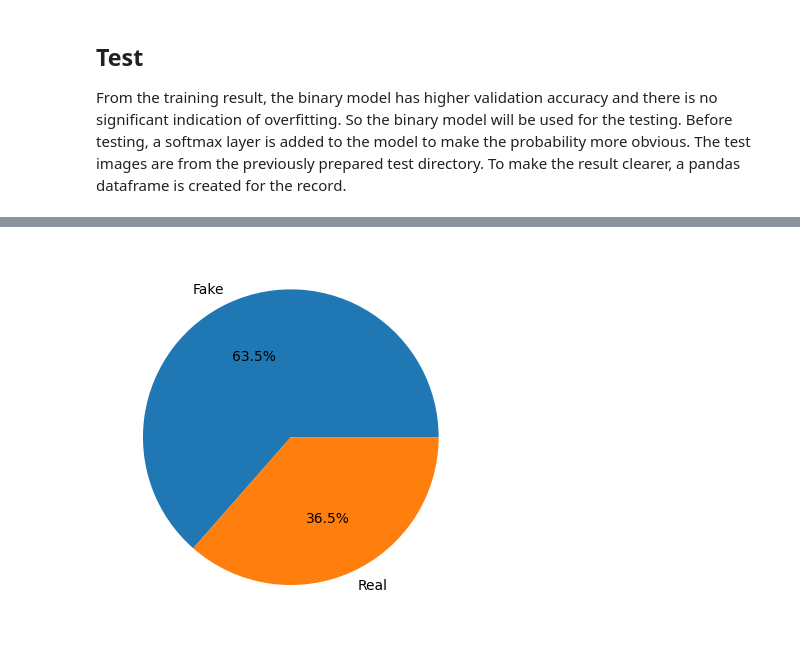
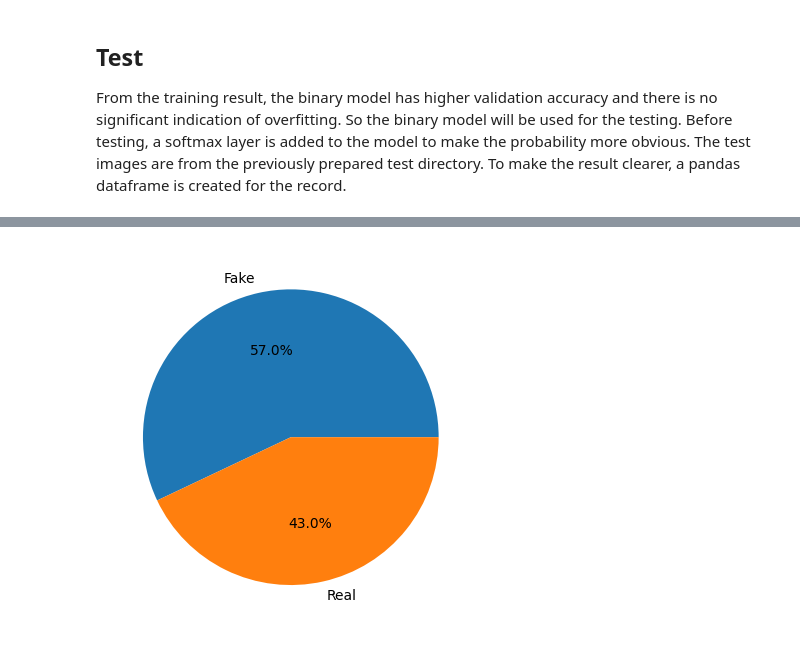
Before and after one commit to Lorby04/msds, a Jupyter notebook: dl/week4/nlp.ipynb, the cells around one changed output, grey strips where cells are left out. Cells and saved outputs as stored; diff of their text form; code cells hidden in the pictures.

```diff
--- a/dl/week4/nlp.ipynb
+++ b/dl/week4/nlp.ipynb
@@ -53,0 +103,35 @@ test_df = pd.read_csv(test_csv)
+# %%
+class Df():
+    def __init__(self,
+                 cfg:Config
+                ):
+        self.train_df = pd.read_csv(cfg.train_csv)
+        self.test_df = None if cfg.test_csv == None else pd.read_csv(cfg.test_csv)
+
+    def combine_train_set(self):
+        pass
+    def glance_at(self, df):
+        print("\nQuick view of {} data set".format(df))
+        if df == 'train':
+            print(self.train_df)
+            self.train_df.info()
+            print('Target values:')
+
+            vc = self.train_df['target'].value_counts()
+            print(vc)
+            labels = ['Fake', 'Real']
+            plt.pie(vc,autopct='%1.1f%%',labels=labels)
+            plt.legend(vc.index, loc='best')
+            plt.show()
+        elif df == 'test' and self.test_df is not None:
+            print(self.test_df)
+            self.test_df.info()
+        else:
+            pass
+
+    def glance(self):
+        self.glance_at('train')
+        self.glance_at('test')
+# %%
+config = Config()
+config.download_data()
@@ -54,3 +140,5 @@ test_df = pd.read_csv(test_csv)
+# %%
+df = Df(config)
 # %% [markdown]
 ## Exploratory Data Analysis (EDA)
 Firstly, have a glance on the training data. It includes 7613 observations and 5 features. Among these features, most of the observations of 'keywords' and 'location' are not available. So these 2 features will not be considered in the training. The 'id' field is for indexing only, it is not needed for training.
@@ -564,6 +684,6 @@ Name: target, dtype: int64
 # %%
 labels = ['Fake', 'Real']
-plt.pie(submission_df['target'].value_counts(),autopct='%1.1f%%',labels=labels)
+plt.pie(df.train_df['target'].value_counts(),autopct='%1.1f%%',labels=labels)
 plt.show()
 # %% [output]
-[figure, old version]
+[figure, new version]
```
Also changed, not shown: parts of 78 cells of this notebook, 2 other files.
